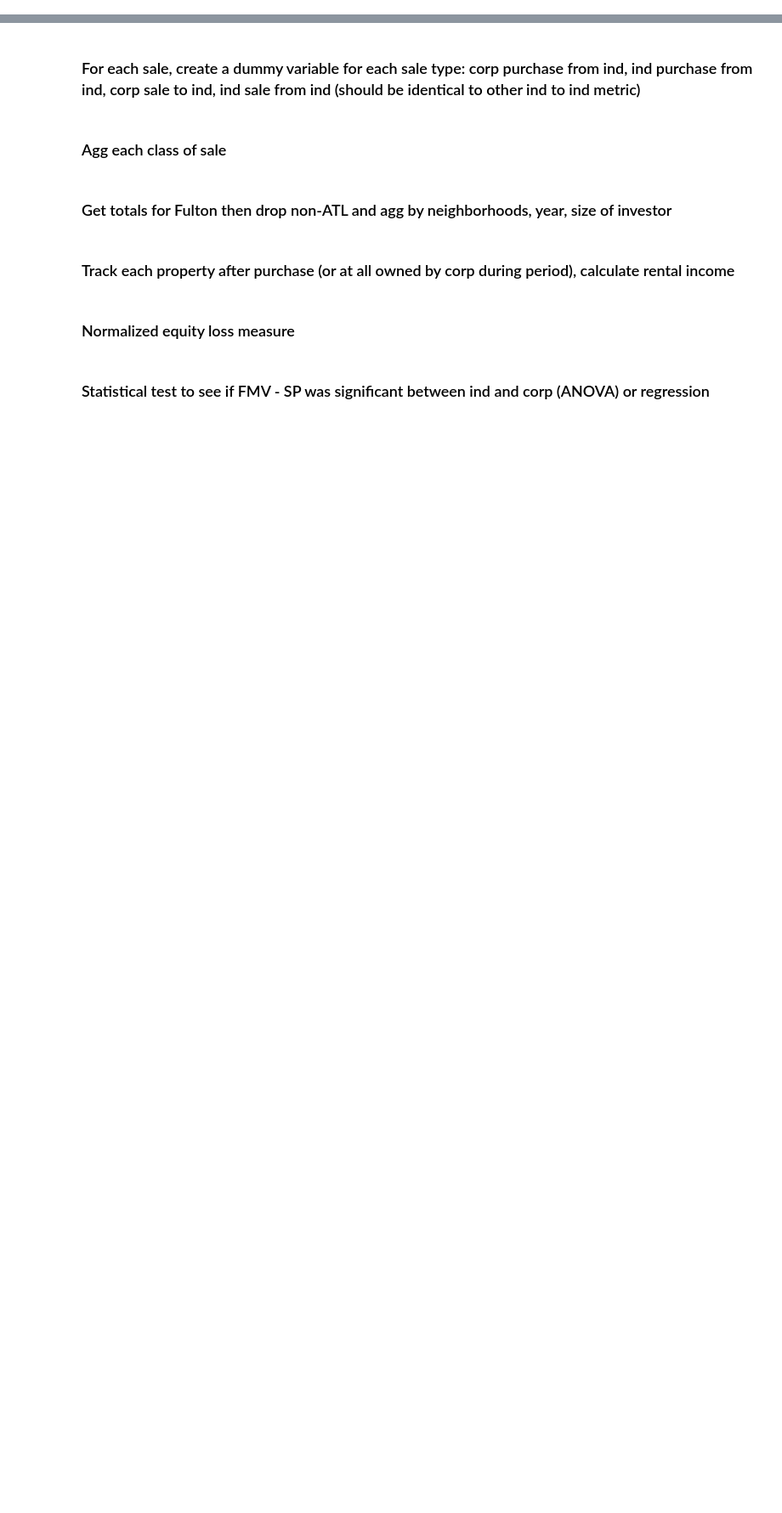
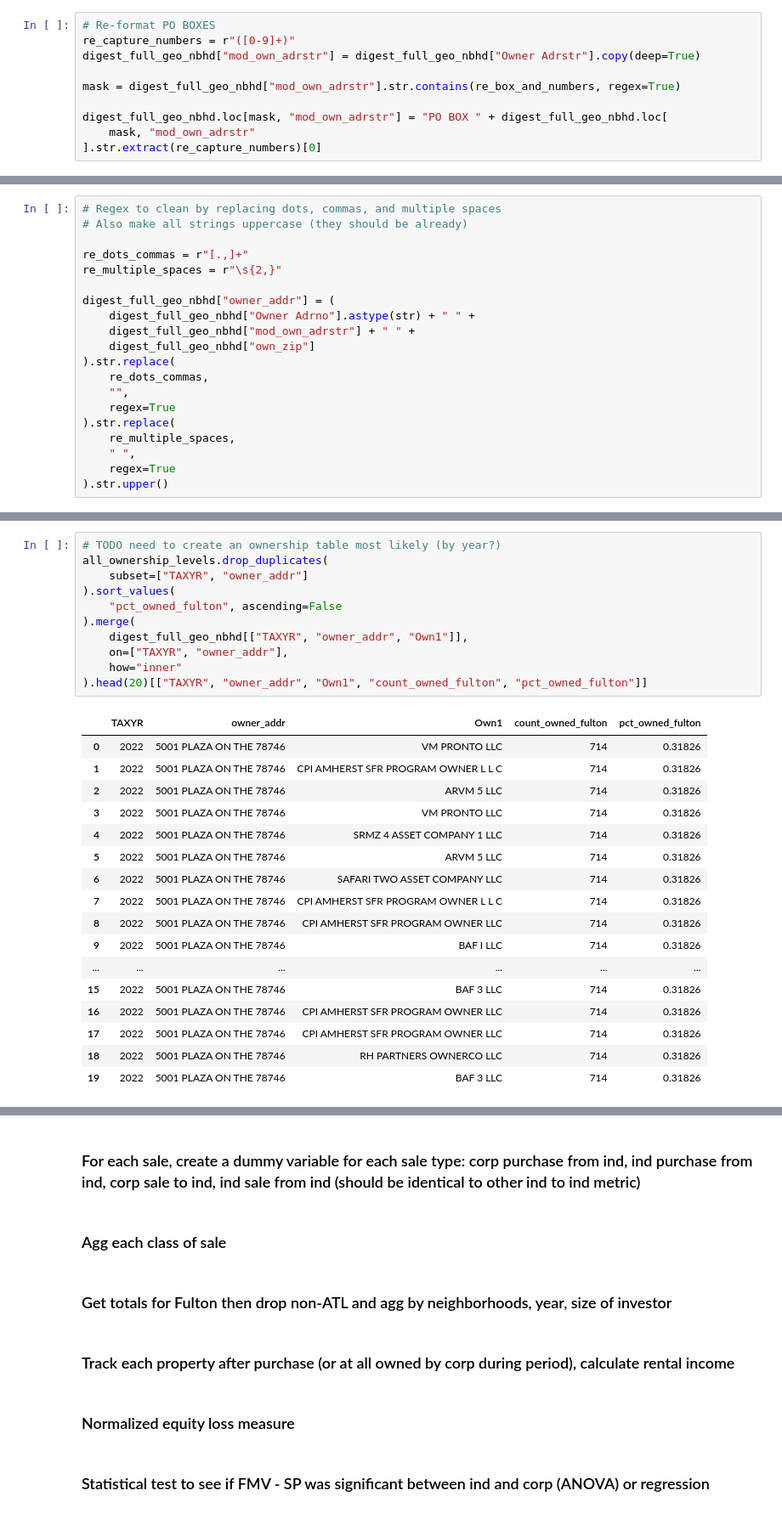
Before and after one commit to Nicholas-Polimeni/wealth-loss-sfr, a Jupyter notebook: analysis.ipynb, the cells around one changed output, grey strips where cells are left out. Shown at 85% size. Saved outputs shown, nothing was run; the diff lists cells and outputs as text; blank space fills up the shorter version.

```diff
--- a/analysis.ipynb
+++ b/analysis.ipynb
@@ -138,0 +108,10 @@ print("Size after: ", atl_df.shape)
+# %%
+# Re-format PO BOXES
+re_capture_numbers = r"([0-9]+)"
+digest_full_geo_nbhd["mod_own_adrstr"] = digest_full_geo_nbhd["Owner Adrstr"].copy(deep=True)
+
+mask = digest_full_geo_nbhd["mod_own_adrstr"].str.contains(re_box_and_numbers, regex=True)
+
+digest_full_geo_nbhd.loc[mask, "mod_own_adrstr"] = "PO BOX " + digest_full_geo_nbhd.loc[
+    mask, "mod_own_adrstr"
+].str.extract(re_capture_numbers)[0]
@@ -138,0 +165,20 @@ print("Size after: ", atl_df.shape)
+# %%
+# Regex to clean by replacing dots, commas, and multiple spaces
+# Also make all strings uppercase (they should be already)
+
+re_dots_commas = r"[.,]+"
+re_multiple_spaces = r"\s{2,}"
+
+digest_full_geo_nbhd["owner_addr"] = (
+    digest_full_geo_nbhd["Owner Adrno"].astype(str) + " " +
+    digest_full_geo_nbhd["mod_own_adrstr"] + " " +
+    digest_full_geo_nbhd["own_zip"]
+).str.replace(
+    re_dots_commas,
+    "",
+    regex=True
+).str.replace(
+    re_multiple_spaces,
+    " ",
+    regex=True
+).str.upper()
@@ -138,0 +294,29 @@ print("Size after: ", atl_df.shape)
+# %%
+# TODO need to create an ownership table most likely (by year?)
+all_ownership_levels.drop_duplicates(
+    subset=["TAXYR", "owner_addr"]
+).sort_values(
+    "pct_owned_fulton", ascending=False
+).merge(
+    digest_full_geo_nbhd[["TAXYR", "owner_addr", "Own1"]],
+    on=["TAXYR", "owner_addr"],
+    how="inner"
+).head(20)[["TAXYR", "owner_addr", "Own1", "count_owned_fulton", "pct_owned_fulton"]]
+# %% [output]
+|  | TAXYR | owner_addr | Own1 | count_owned_fulton | pct_owned_fulton |
+| 0 | 2022 | 5001 PLAZA ON THE 78746 | VM PRONTO LLC | 714 | 0.31826 |
+| 1 | 2022 | 5001 PLAZA ON THE 78746 | CPI AMHERST SFR PROGRAM OWNER L L C | 714 | 0.31826 |
+| 2 | 2022 | 5001 PLAZA ON THE 78746 | ARVM 5 LLC | 714 | 0.31826 |
+| 3 | 2022 | 5001 PLAZA ON THE 78746 | VM PRONTO LLC | 714 | 0.31826 |
+| 4 | 2022 | 5001 PLAZA ON THE 78746 | SRMZ 4 ASSET COMPANY 1 LLC | 714 | 0.31826 |
+| 5 | 2022 | 5001 PLAZA ON THE 78746 | ARVM 5 LLC | 714 | 0.31826 |
+| 6 | 2022 | 5001 PLAZA ON THE 78746 | SAFARI TWO ASSET COMPANY LLC | 714 | 0.31826 |
+| 7 | 2022 | 5001 PLAZA ON THE 78746 | CPI AMHERST SFR PROGRAM OWNER L L C | 714 | 0.31826 |
+| 8 | 2022 | 5001 PLAZA ON THE 78746 | CPI AMHERST SFR PROGRAM OWNER LLC | 714 | 0.31826 |
+| 9 | 2022 | 5001 PLAZA ON THE 78746 | BAF I LLC | 714 | 0.31826 |
+| ... | ... | ... | ... | ... | ... |
+| 15 | 2022 | 5001 PLAZA ON THE 78746 | BAF 3 LLC | 714 | 0.31826 |
+| 16 | 2022 | 5001 PLAZA ON THE 78746 | CPI AMHERST SFR PROGRAM OWNER LLC | 714 | 0.31826 |
+| 17 | 2022 | 5001 PLAZA ON THE 78746 | CPI AMHERST SFR PROGRAM OWNER LLC | 714 | 0.31826 |
+| 18 | 2022 | 5001 PLAZA ON THE 78746 | RH PARTNERS OWNERCO LLC | 714 | 0.31826 |
+| 19 | 2022 | 5001 PLAZA ON THE 78746 | BAF 3 LLC | 714 | 0.31826 |
```
Also changed, not shown: parts of 40 cells of this notebook.
